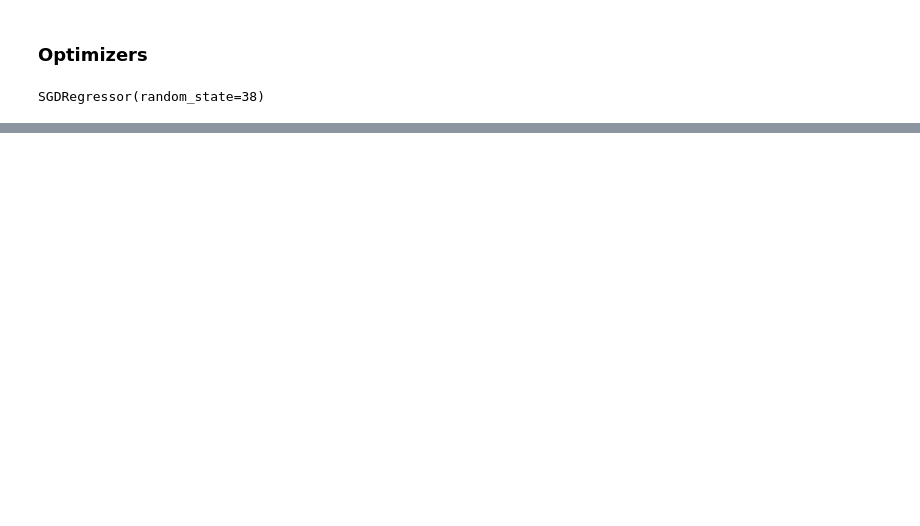
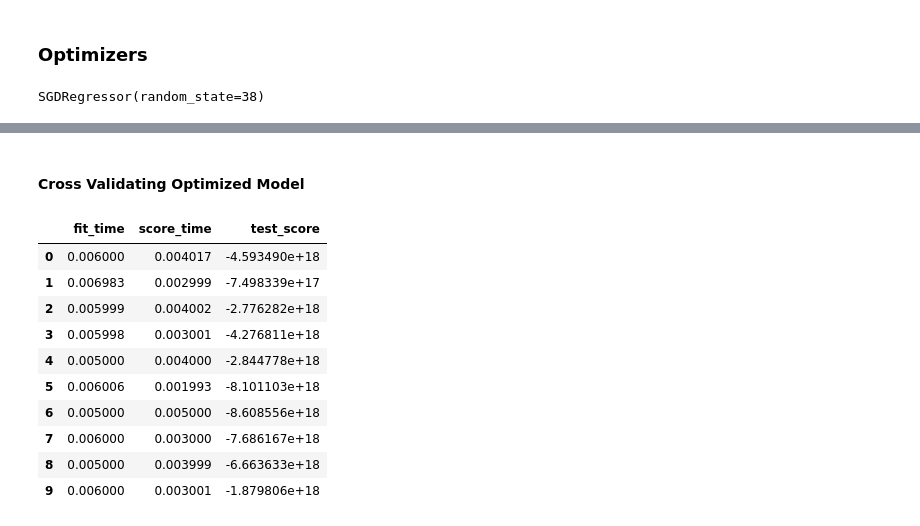
Before and after one commit to elioc1341/customer_purchasing_behaviour, a Jupyter notebook: experiments/LR/01.Linear_Regression_new.ipynb, the cells around one changed output, grey strips where cells are left out. Saved outputs shown, nothing was run; the diff lists cells and outputs as text; code cells hidden in the pictures; blank space fills up the shorter version.

```diff
--- a/experiments/LR/01.Linear_Regression_new.ipynb
+++ b/experiments/LR/01.Linear_Regression_new.ipynb
@@ -231 +310,27 @@ RMSPE: 1.7136141028631235e+18
 R² Score: -1.9512857286269363e+32
+# %% [markdown]
+#### Cross Validating Optimized Model ####
+# %%
+sgd_model_CV = cross_validate(
+    estimator=sgd,
+    cv=10,
+    X= X_train,
+    y= y_train,
+    scoring="neg_root_mean_squared_error"
+)
+
+sgd_model_CV_df = pd.DataFrame(sgd_model_CV)
+
+sgd_model_CV_df
+# %% [output]
+|  | fit_time | score_time | test_score |
+| 0 | 0.006000 | 0.004017 | -4.593490e+18 |
+| 1 | 0.006983 | 0.002999 | -7.498339e+17 |
+| 2 | 0.005999 | 0.004002 | -2.776282e+18 |
+| 3 | 0.005998 | 0.003001 | -4.276811e+18 |
+| 4 | 0.005000 | 0.004000 | -2.844778e+18 |
+| 5 | 0.006006 | 0.001993 | -8.101103e+18 |
+| 6 | 0.005000 | 0.005000 | -8.608556e+18 |
+| 7 | 0.006000 | 0.003000 | -7.686167e+18 |
+| 8 | 0.005000 | 0.003999 | -6.663633e+18 |
+| 9 | 0.006000 | 0.003001 | -1.879806e+18 |
```
Also changed, not shown: parts of 15 cells of this notebook.
